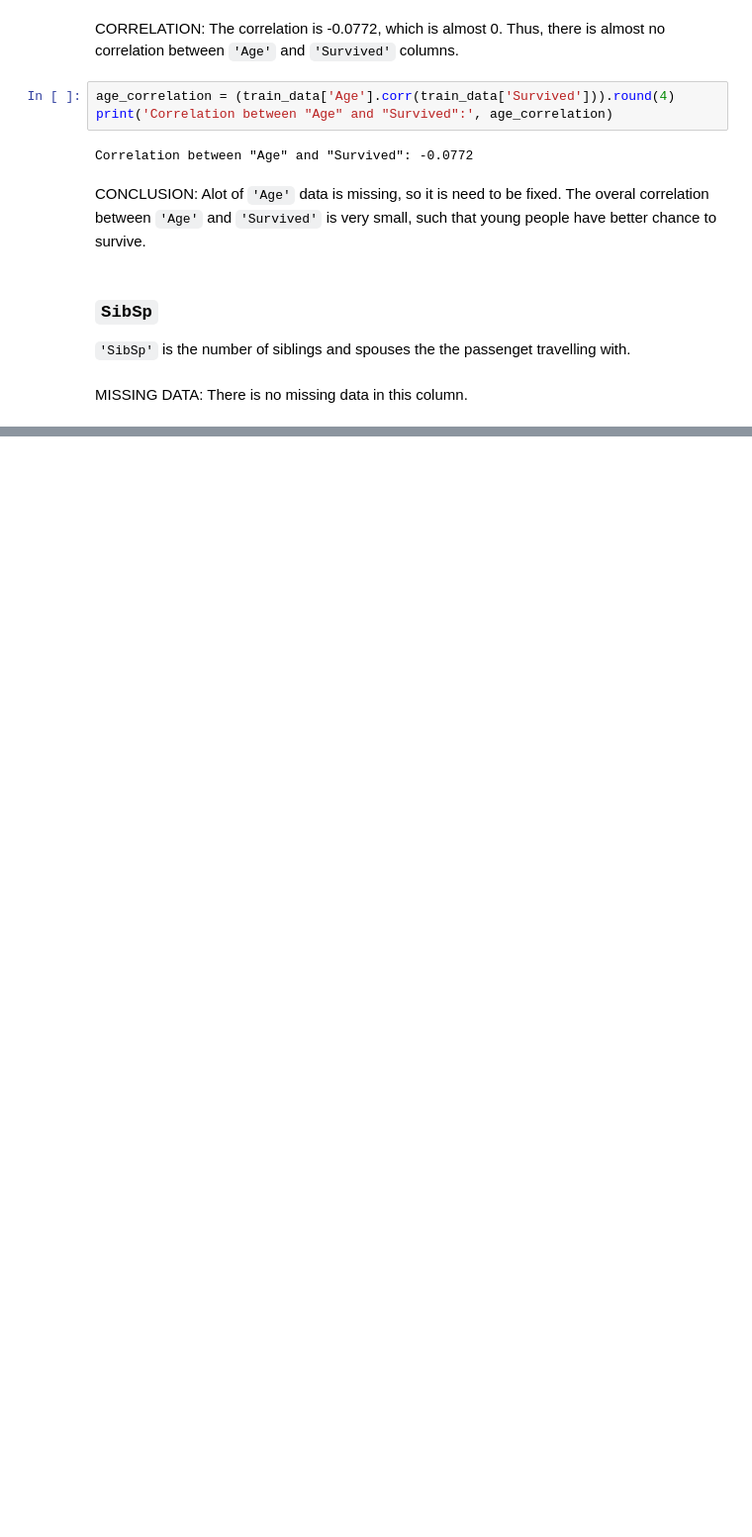
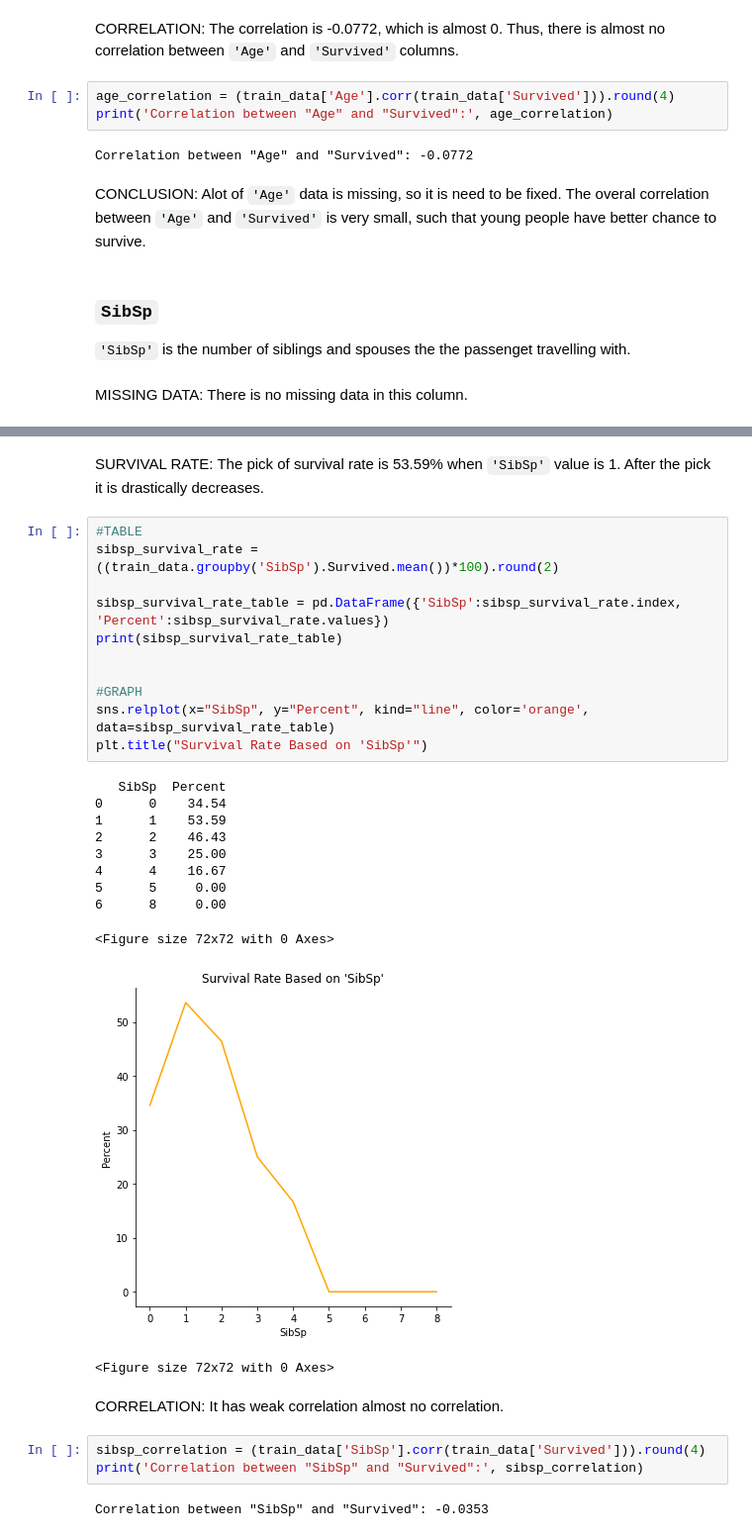
Before and after one commit to AShabunevich/Kaggle_practice_and_exercises, a Jupyter notebook: Titanic_Machine_Learning/titanic_project.ipynb, the cells around one changed output, grey strips where cells are left out. Shown at 99% size. Drawn from its saved outputs; the diff is of its cells as text; blank space fills up the shorter version.

```diff
--- a/Titanic_Machine_Learning/titanic_project.ipynb
+++ b/Titanic_Machine_Learning/titanic_project.ipynb
@@ -298,0 +384,32 @@ Missing data in 'Pclass' column: 0
+# %% [markdown]
+SURVIVAL RATE: The pick of survival rate is 53.59% when `'SibSp'` value is 1. After the pick it is drastically decreases.
+# %%
+#TABLE
+sibsp_survival_rate = ((train_data.groupby('SibSp').Survived.mean())*100).round(2)
+
+sibsp_survival_rate_table = pd.DataFrame({'SibSp':sibsp_survival_rate.index, 'Percent':sibsp_survival_rate.values})
+print(sibsp_survival_rate_table)
+
+
+#GRAPH
+sns.relplot(x="SibSp", y="Percent", kind="line", color='orange', data=sibsp_survival_rate_table)
+plt.title("Survival Rate Based on 'SibSp'")
+# %% [output]
+   SibSp  Percent
+0      0    34.54
+1      1    53.59
+2      2    46.43
+3      3    25.00
+4      4    16.67
+5      5     0.00
+6      8     0.00
+<Figure size 72x72 with 0 Axes>
+[figure, added]
+<Figure size 72x72 with 0 Axes>
+# %% [markdown]
+CORRELATION: It has weak correlation almost no correlation.
+# %%
+sibsp_correlation = (train_data['SibSp'].corr(train_data['Survived'])).round(4)
+print('Correlation between "SibSp" and "Survived":', sibsp_correlation)
+# %% [output]
+Correlation between "SibSp" and "Survived": -0.0353
```
Also changed, not shown: parts of 22 cells of this notebook.
